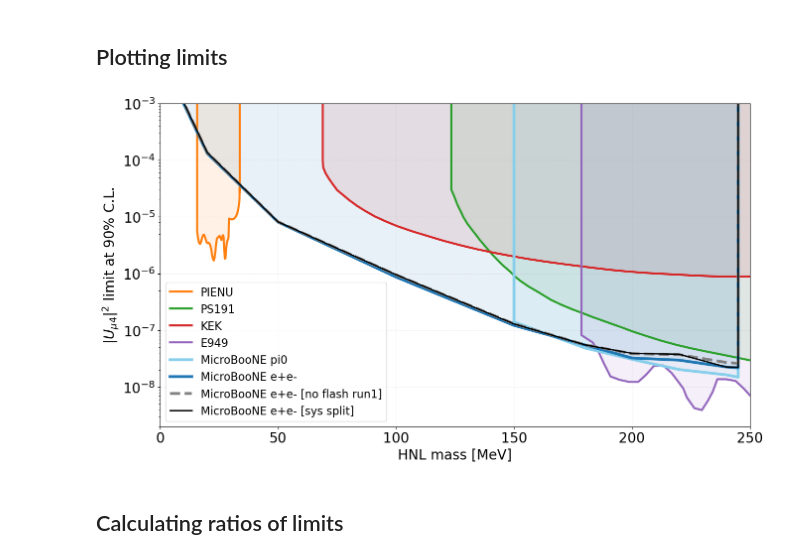
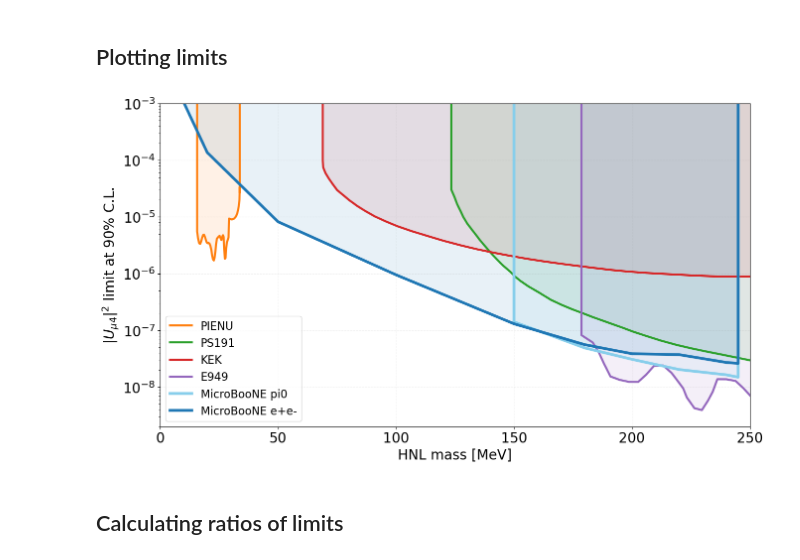
Before and after one commit to dmarsden01/uboone_HNL_analysis, a Jupyter notebook: 5_Limit_plotting.ipynb, the cells around one changed output. Saved outputs shown, nothing was run; the diff lists cells and outputs as text; code cells hidden in the pictures.

```diff
--- a/5_Limit_plotting.ipynb
+++ b/5_Limit_plotting.ipynb
@@ -78,13 +78,11 @@ for sample in samples:
 plt.plot(uboone_pi0_approx['Mass'],uboone_pi0_approx['Value'],label="MicroBooNE pi0",color="skyblue",lw=4)
 plt.fill_between(uboone_pi0_approx['Mass'],uboone_pi0_approx['Value'],1,color="skyblue",alpha=0.1)
 
-plt.plot(uboone_ee_current['Mass'],uboone_ee_current['Value'],label="MicroBooNE e+e-",color="C10",lw=4)
-plt.fill_between(uboone_ee_current['Mass'],uboone_ee_current['Value'],1,color="C10",alpha=0.1)
+plt.plot(uboone_ee_reduced['Mass'],uboone_ee_reduced['Value'],label="MicroBooNE e+e-",color="C10",lw=4)
+plt.fill_between(uboone_ee_reduced['Mass'],uboone_ee_reduced['Value'],1,color="C10",alpha=0.1)
 
-plt.plot(uboone_ee_reduced['Mass'],uboone_ee_reduced['Value'],label="MicroBooNE e+e- [no flash run1]",color="gray",lw=4, linestyle="dashed")
-# plt.fill_between(uboone_ee_current['Mass'],uboone_ee_current['Value'],1,color="C10",alpha=0.1)
+# plt.plot(uboone_sys_split['Mass'],uboone_sys_split['Value'],label="MicroBooNE e+e- [sys split]",color="black",lw=2)
 
-plt.plot(uboone_sys_split['Mass'],uboone_sys_split['Value'],label="MicroBooNE e+e- [sys split]",color="black",lw=2)
 # plt.plot(uboone_ee_run1['Mass'],uboone_ee_run1['Value'],label="MicroBooNE run1",color="C11",lw=3, linestyle='dashed')
 # plt.plot(uboone_ee_run3['Mass'],uboone_ee_run3['Value'],label="MicroBooNE run3",color="C12",lw=3, linestyle='dashed')
 
@@ -109,34 +107,34 @@ lower_lim_BBN = np.full(101, 1e-8)
 # plt.plot(Theorist_Pawels['Mass'],Theorist_Pawels['Value'], label="HPS recast",color="C5",lw=3)
 # plt.fill_between(Theorist_Pawels['Mass'],Theorist_Pawels['Value'],1,color="C5",alpha=0.1)
 
 # y2=1e-8,
 
 # plt.plot(150, 4.26974152748967e-07, marker="o",markersize=10,markeredgecolor="C13",markerfacecolor="C13", label="pi0 run1")
 
 plt.xlabel('HNL mass [MeV]',fontsize=20)
 plt.ylabel(r'$|U_{\mu 4}|^2$ limit at 90% C.L.',fontsize=20)
 plt.legend()
 # plt.ylim(1e-8,1e-3)
 plt.ylim(2e-9,1e-3)
 #plt.xlim(0,0.45)
 plt.xlim(0.00,250)
 plt.grid(ls='--',color='C7',alpha=0.1)
 plt.yscale('log')
 plt.tick_params(axis='x', labelsize=20)
 plt.tick_params(axis='y', labelsize=20)
 plt.legend(prop={'size': 16}, loc="lower left")
 plt.tight_layout()
 
 today = date.today()
 d1 = today.strftime("%d_%m")
 
 if savefig == True:
     name = f"limit_{d1}"
     plt.savefig('plots/Limits/'+name+'.pdf',bbox_inches='tight', pad_inches=0.3)
     plt.savefig('plots/Limits/'+name+'.png',bbox_inches='tight', pad_inches=0.3)
 plt.show()
 # %% [output]
-[figure, old version]
+[figure, new version]
 # %% [markdown]
 ## Calculating ratios of limits
 # %%
```
Also changed, not shown: 3 other files.
